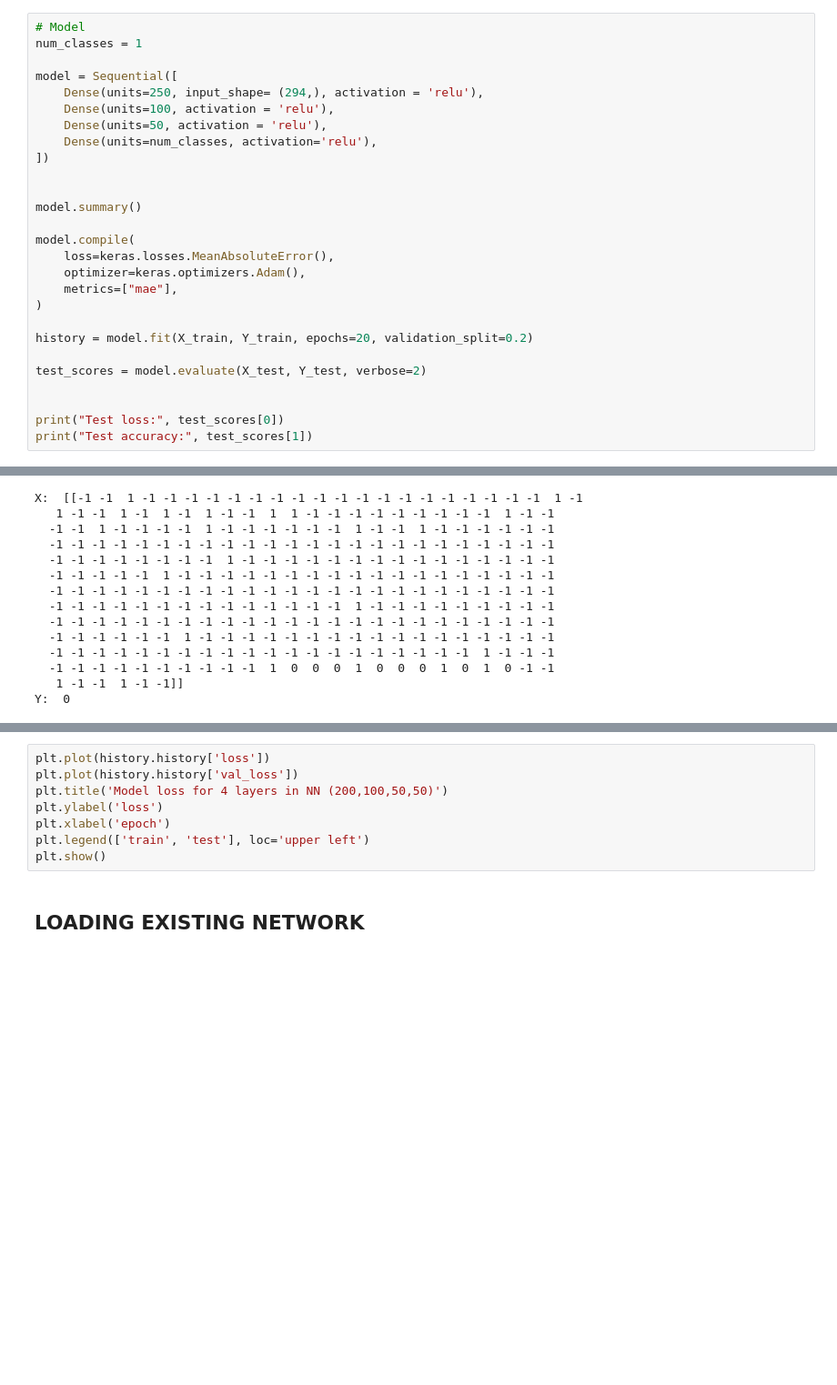
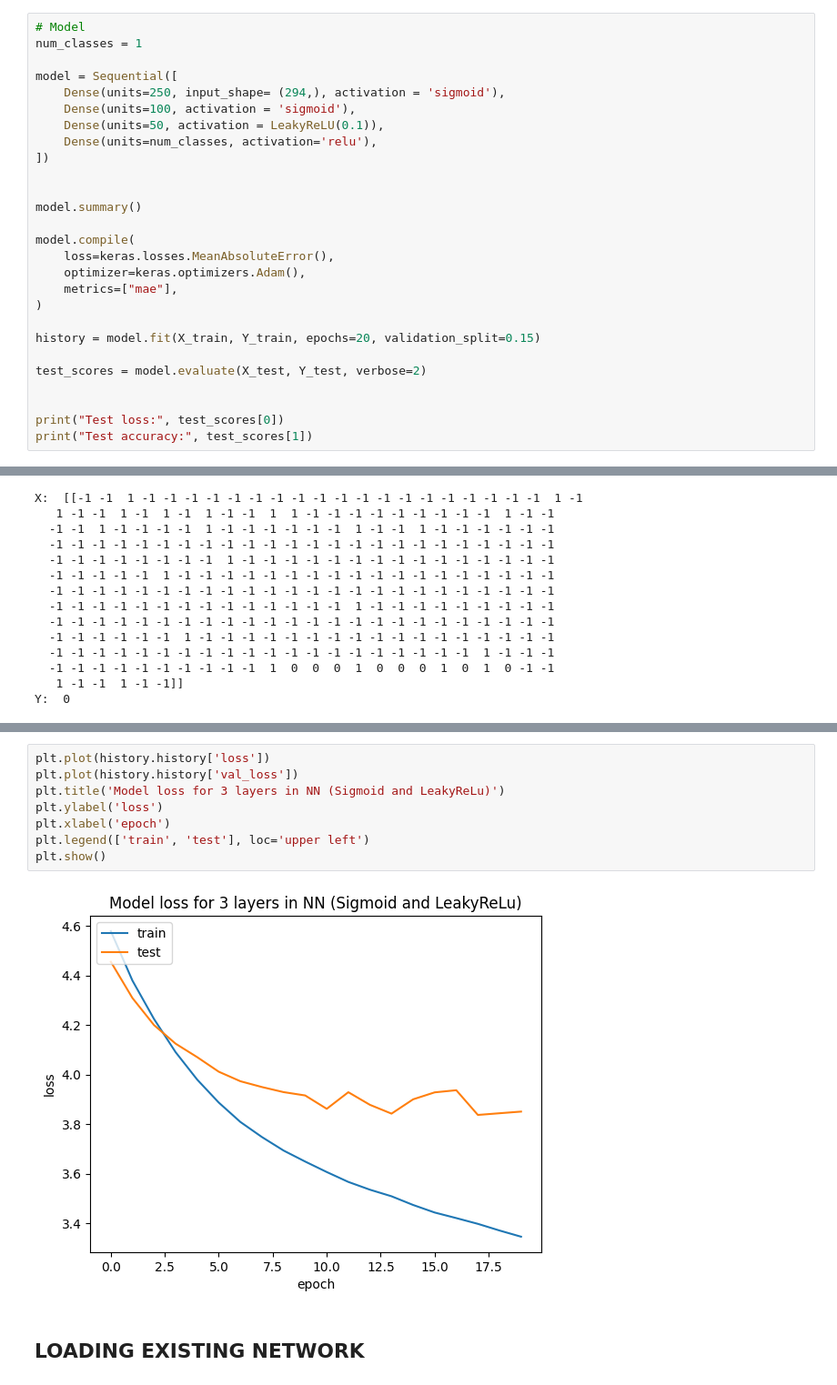
Before and after one commit to SirLeoIV/PlayIT, a Jupyter notebook: src/main/java/com/group09/playit/ann/keras_test.ipynb, the cells around one changed output, grey strips where cells are left out. Shown at 91% size. Cells and saved outputs as stored; diff of their text form; blank space fills up the shorter version.

Commit message:
Plotting in notebook and additional neural network

```diff
--- a/src/main/java/com/group09/playit/ann/keras_test.ipynb
+++ b/src/main/java/com/group09/playit/ann/keras_test.ipynb
@@ -137,9 +137,9 @@ X_train, X_test, Y_train, Y_test = train_test_split(X, Y, test_size=0.16, random
 num_classes = 1
 
 model = Sequential([
-    Dense(units=250, input_shape= (294,), activation = 'relu'),
-    Dense(units=100, activation = 'relu'),
-    Dense(units=50, activation = 'relu'),
+    Dense(units=250, input_shape= (294,), activation = 'sigmoid'),
+    Dense(units=100, activation = 'sigmoid'),
+    Dense(units=50, activation = LeakyReLU(0.1)),
     Dense(units=num_classes, activation='relu'),
 ])
 
@@ -152,7 +152,7 @@ model.compile(
     metrics=["mae"],
 )
 
-history = model.fit(X_train, Y_train, epochs=20, validation_split=0.2)
+history = model.fit(X_train, Y_train, epochs=20, validation_split=0.15)
 
 test_scores = model.evaluate(X_test, Y_test, verbose=2)
 
@@ -192,11 +210,13 @@ model.evaluate(X_test, Y_test, verbose=2)
 # %%
 plt.plot(history.history['loss'])
 plt.plot(history.history['val_loss'])
-plt.title('Model loss for 4 layers in NN (200,100,50,50)')
+plt.title('Model loss for 3 layers in NN (Sigmoid and LeakyReLu)')
 plt.ylabel('loss')
 plt.xlabel('epoch')
 plt.legend(['train', 'test'], loc='upper left')
 plt.show()
+# %% [output]
+[figure, added]
 # %% [markdown]
 ## LOADING EXISTING NETWORK
 # %%
```
Also changed, not shown: parts of 5 cells of this notebook, 1 other file.
